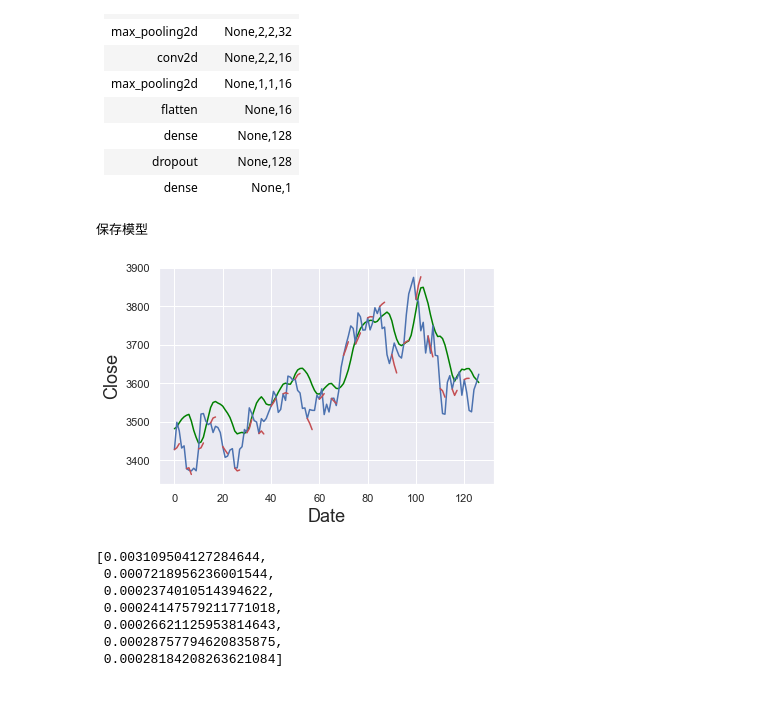
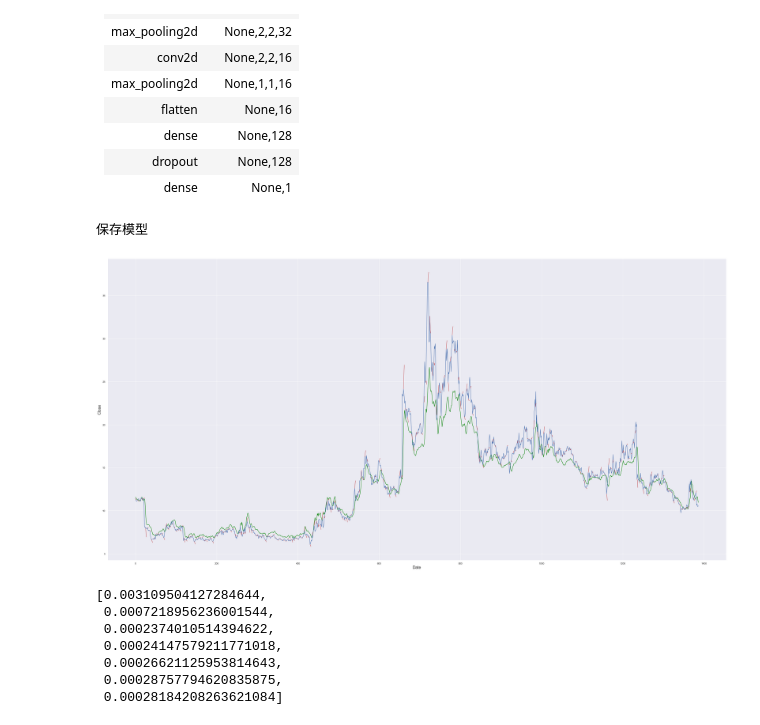
Before and after one commit to sjchasel/stock_prediction, a Jupyter notebook: 深度学习模型/cnn.ipynb, the cells around one changed output. Drawn from its saved outputs; the diff is of its cells as text; code cells hidden in the pictures; blank space fills up the shorter version.

```diff
--- a/深度学习模型/cnn.ipynb
+++ b/深度学习模型/cnn.ipynb
@@ -115,11 +84,0 @@ torch.Size([127])
-# %%
-batch_size = 20
-train_data = TensorDataset(x_train, y_train)
-train_dataLoader = DataLoader(train_data, batch_size=batch_size)
-test_data = TensorDataset(x_test, y_test)
-test_dataLoader = DataLoader(test_data, batch_size=batch_size)
-# %%
-for x, y in train_data:
-    print(x)
-    print(x.shape)
-    print(y.shape)
@@ -171,8 +112,8 @@ class CNNmodel(nn.Module):
         self.conv1 = nn.Conv2d(1, 32, 3, padding=1)  # 输入通道是1，输出通道是第二个参数，第三个参数是卷积核大小
         # 输出维度根据输入维度和卷积核大小计算
         self.conv2 = nn.Conv2d(32, 16, 3, padding=1) # 参数含义同上
-        self.fc1 = nn.Linear(16, 128)
-        self.fc2 = nn.Linear(128, 64)
+        self.fc1 = nn.Linear(176, 256)
+        self.fc2 = nn.Linear(256, 64)
         self.fc3 = nn.Linear(64, 1)
 
     def forward(self, x):
@@ -279,7 +220,7 @@ def test_model(test_dataLoader_):
     return pred, label,test_loss, test_loss_list
 # %%
 def plot_img(data, pred):
-    # plt.figure(figsize=(18, 9))
+    plt.figure(figsize=(50, 25))
     plt.plot(range(len(pred)), pred, color='green')
     # plt.plot(range(len(data)), data)
     plt.plot(range(len(data)), data, color='b')
@@ -298,38 +239,38 @@ if __name__ == '__main__':
     epoch = 200
     fea = 5
     batch_size = 20
     early_stop = 3
 
     # 初始化模型
     model = CNNmodel()
 
     # 数据处理部分
     GD = GetData()
     train_x, test_x, train_y, test_y = GD.process_data()
     # print(x_train)
-    x_train = torch.tensor(x_train).float()
-    x_test = torch.tensor(x_test).float()
-    y_train = torch.tensor(y_train).float()
-    y_test = torch.tensor(y_test).float()
+    x_train = torch.tensor(train_x).float()
+    x_test = torch.tensor(test_x).float()
+    y_train = torch.tensor(train_y).float()
+    y_test = torch.tensor(test_y).float()
     train_data = TensorDataset(x_train, y_train)
     train_dataLoader = DataLoader(train_data, batch_size=batch_size)
     test_data = TensorDataset(x_test, y_test)
     test_dataLoader = DataLoader(test_data, batch_size=batch_size)
 
 
     # 损失函数和优化器
     loss_func = nn.MSELoss()
     optimizer = optim.Adam(model.parameters(), lr=0.001)
     train_model(epoch, train_dataLoader, test_dataLoader)
     p, y, test_loss, test_loss_list = test_model(test_dataLoader)
 
     # 画图
     pred = [ele * (GD.close_max - GD.close_min) + GD.close_min for ele in p]
     data = [ele * (GD.close_max - GD.close_min) + GD.close_min for ele in y]
     plot_img(data, pred)
 # %% [output]
 保存模型
-[figure, old version]
+[figure, new version]
 # %%
 test_loss_list
 # %% [output]
```
Also changed, not shown: parts of 8 cells of this notebook, 2 other files.
